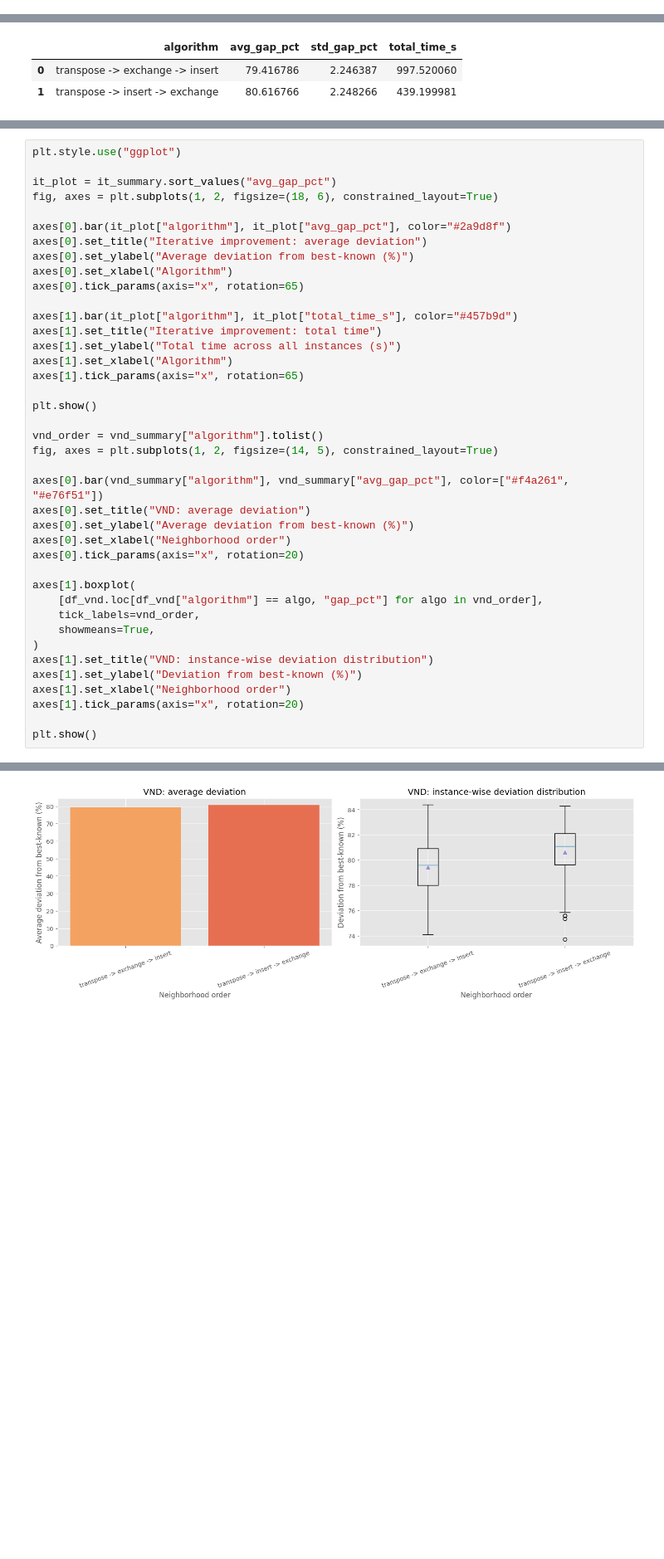
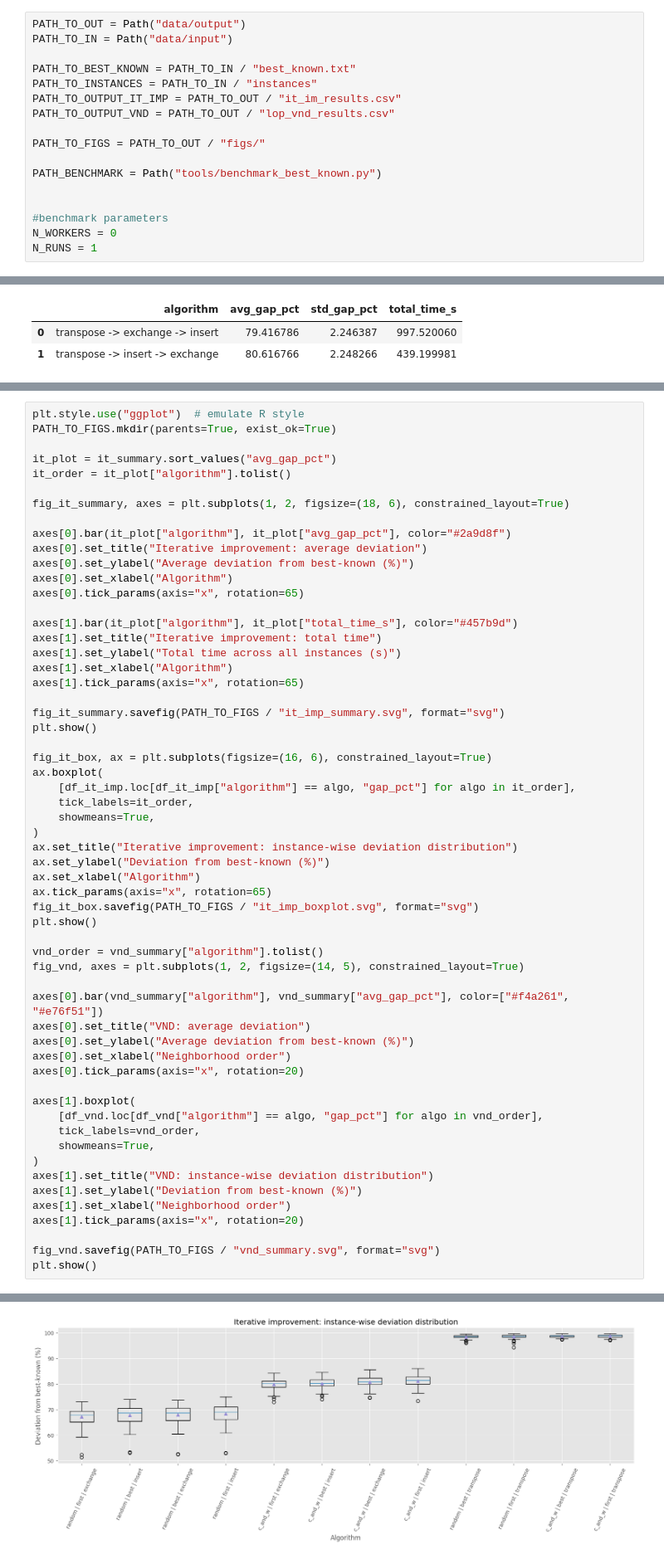
Before and after one commit to mbontrid/heuristic_optimization_lop, a Jupyter notebook: analysis.ipynb, the cells around one changed output, grey strips where cells are left out. Shown at 83% size. Drawn from its saved outputs; the diff is of its cells as text; blank space fills up the shorter version.

Commit message:
add boxplot it imp lop

```diff
--- a/analysis.ipynb
+++ b/analysis.ipynb
@@ -44,0 +21,17 @@ PATH_BENCHMARK = Path("tools/benchmark_best_known.py")
+# %%
+PATH_TO_OUT = Path("data/output")
+PATH_TO_IN = Path("data/input")
+
+PATH_TO_BEST_KNOWN = PATH_TO_IN / "best_known.txt"
+PATH_TO_INSTANCES = PATH_TO_IN / "instances"
+PATH_TO_OUTPUT_IT_IMP = PATH_TO_OUT / "it_im_results.csv"
+PATH_TO_OUTPUT_VND = PATH_TO_OUT / "lop_vnd_results.csv"
+
+PATH_TO_FIGS = PATH_TO_OUT / "figs/"
+
+PATH_BENCHMARK = Path("tools/benchmark_best_known.py")
+
+
+#benchmark parameters
+N_WORKERS = 0
+N_RUNS = 1
@@ -256,10 +270,13 @@ display(vnd_test)
 |  | algorithm_a | algorithm_b | n_instances | mean_gap_a | mean_gap_b | ttest_p_value | wilcoxon_p_value | ... |
 | 0 | transpose -> exchange -> insert | transpose -> insert -> exchange | 78 | 79.416786 | 80.616766 | 1.299753e-25 | 3.244396e-14 | ... |
 # %%
-plt.style.use("ggplot")
+plt.style.use("ggplot")  # emulate R style
+PATH_TO_FIGS.mkdir(parents=True, exist_ok=True)
 
 it_plot = it_summary.sort_values("avg_gap_pct")
-fig, axes = plt.subplots(1, 2, figsize=(18, 6), constrained_layout=True)
+it_order = it_plot["algorithm"].tolist()
+
+fig_it_summary, axes = plt.subplots(1, 2, figsize=(18, 6), constrained_layout=True)
 
 axes[0].bar(it_plot["algorithm"], it_plot["avg_gap_pct"], color="#2a9d8f")
 axes[0].set_title("Iterative improvement: average deviation")
@@ -269,32 +286,47 @@ axes[0].tick_params(axis="x", rotation=65)
 
 axes[1].bar(it_plot["algorithm"], it_plot["total_time_s"], color="#457b9d")
 axes[1].set_title("Iterative improvement: total time")
 axes[1].set_ylabel("Total time across all instances (s)")
 axes[1].set_xlabel("Algorithm")
 axes[1].tick_params(axis="x", rotation=65)
 
+fig_it_summary.savefig(PATH_TO_FIGS / "it_imp_summary.svg", format="svg")
+plt.show()
+
+fig_it_box, ax = plt.subplots(figsize=(16, 6), constrained_layout=True)
+ax.boxplot(
+    [df_it_imp.loc[df_it_imp["algorithm"] == algo, "gap_pct"] for algo in it_order],
+    tick_labels=it_order,
+    showmeans=True,
+)
+ax.set_title("Iterative improvement: instance-wise deviation distribution")
+ax.set_ylabel("Deviation from best-known (%)")
+ax.set_xlabel("Algorithm")
+ax.tick_params(axis="x", rotation=65)
+fig_it_box.savefig(PATH_TO_FIGS / "it_imp_boxplot.svg", format="svg")
 plt.show()
 
 vnd_order = vnd_summary["algorithm"].tolist()
-fig, axes = plt.subplots(1, 2, figsize=(14, 5), constrained_layout=True)
+fig_vnd, axes = plt.subplots(1, 2, figsize=(14, 5), constrained_layout=True)
 
 axes[0].bar(vnd_summary["algorithm"], vnd_summary["avg_gap_pct"], color=["#f4a261", "#e76f51"])
 axes[0].set_title("VND: average deviation")
 axes[0].set_ylabel("Average deviation from best-known (%)")
 axes[0].set_xlabel("Neighborhood order")
 axes[0].tick_params(axis="x", rotation=20)
 
 axes[1].boxplot(
     [df_vnd.loc[df_vnd["algorithm"] == algo, "gap_pct"] for algo in vnd_order],
     tick_labels=vnd_order,
     showmeans=True,
 )
 axes[1].set_title("VND: instance-wise deviation distribution")
 axes[1].set_ylabel("Deviation from best-known (%)")
 axes[1].set_xlabel("Neighborhood order")
 axes[1].tick_params(axis="x", rotation=20)
 
+fig_vnd.savefig(PATH_TO_FIGS / "vnd_summary.svg", format="svg")
 plt.show()
 # %% [output]
 [figure]
-[figure, old version]
+[figure, new version]
```
Also changed, not shown: parts of 6 cells of this notebook, 1 other file.
